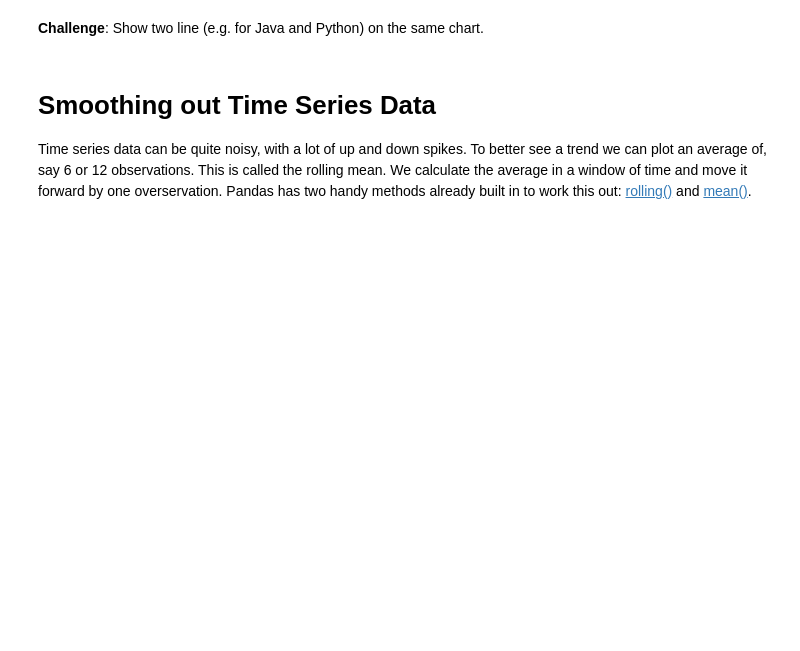
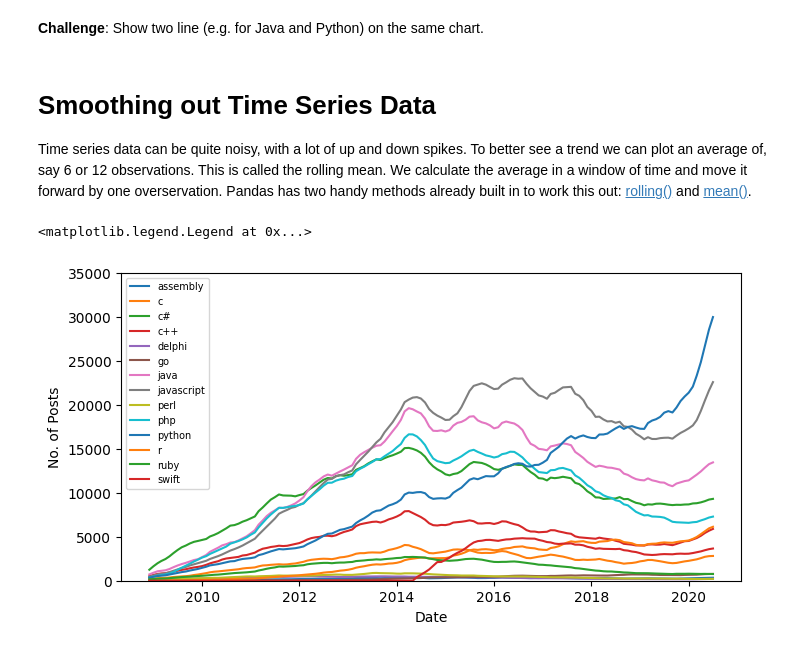
Before and after one commit to samuelard7/colab, a Jupyter notebook: Visual2.ipynb, the cells around one changed output. Drawn from its saved outputs; the diff is of its cells as text; code cells hidden in the pictures; blank space fills up the shorter version.

Commit message:
Update : Manipulation, Visualisation, Smoothing data -> using rolling() and mean()

```diff
--- a/Visual2.ipynb
+++ b/Visual2.ipynb
@@ -226,3 +233,18 @@ plt.legend(fontsize=7)
 # Smoothing out Time Series Data
 
 Time series data can be quite noisy, with a lot of up and down spikes. To better see a trend we can plot an average of, say 6 or 12 observations. This is called the rolling mean. We calculate the average in a window of time and move it forward by one overservation. Pandas has two handy methods already built in to work this out: [rolling()](https://pandas.pydata.org/pandas-docs/stable/reference/api/pandas.DataFrame.rolling.html) and [mean()](https://pandas.pydata.org/pandas-docs/stable/reference/api/pandas.core.window.rolling.Rolling.mean.html).
+# %%
+roll_df = reshaped_df.rolling(6).mean()
+plt.figure(figsize=(8,4))
+plt.xticks(fontsize=10)
+plt.yticks(fontsize=10)
+plt.xlabel('Date',fontsize=10)
+plt.ylabel('No. of Posts',fontsize=10)
+plt.ylim(0,35000)
+
+for i in roll_df.columns:
+  plt.plot(roll_df.index, roll_df[i],label=roll_df[i].name)
+plt.legend(fontsize=7)
+# %% [output]
+<matplotlib.legend.Legend at 0x...>
+[figure, added]
```
Also changed, not shown: parts of 2 cells of this notebook.
